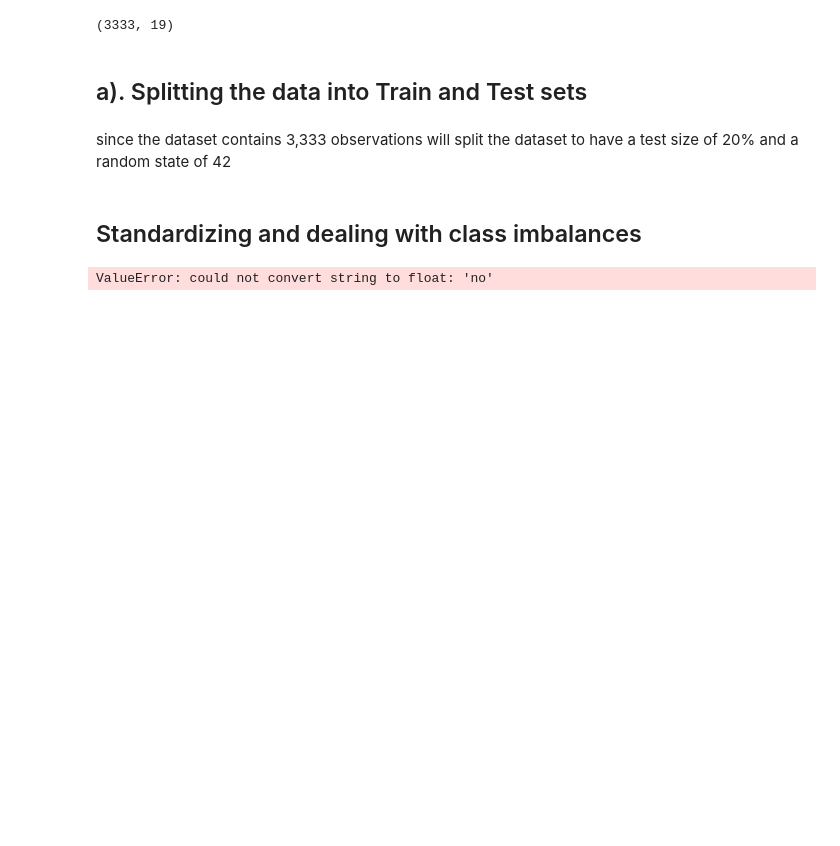
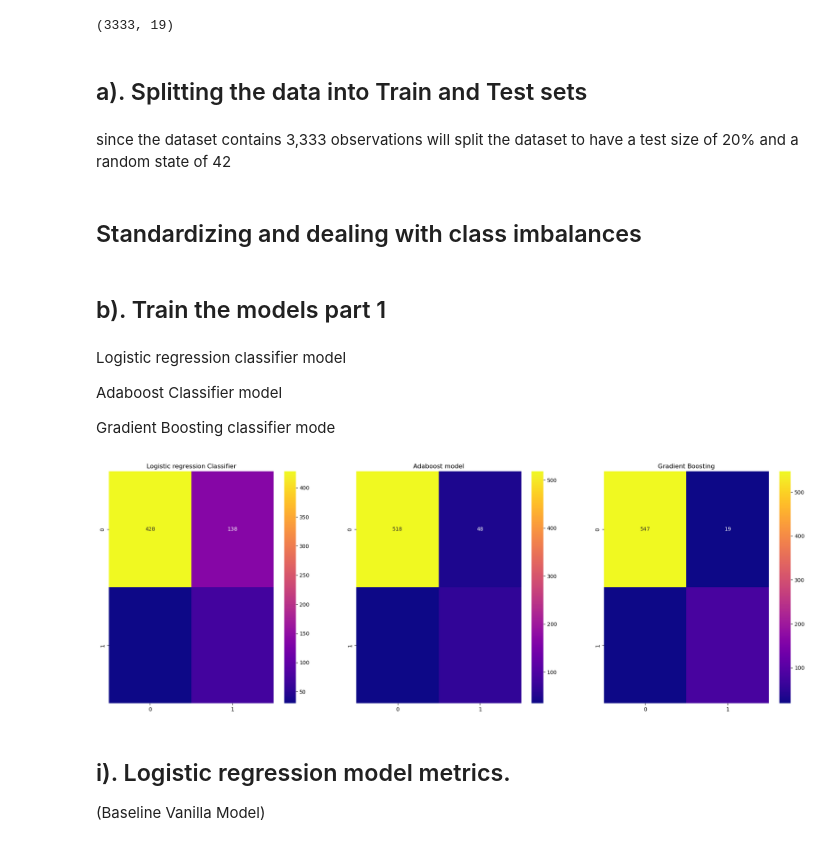
Before and after one commit to kendicynthia/Phase-3-project-, a Jupyter notebook: customer churn.ipynb, the cells around one changed output. Saved outputs shown, nothing was run; the diff lists cells and outputs as text; code cells hidden in the pictures; blank space fills up the shorter version.

```diff
--- a/customer churn.ipynb
+++ b/customer churn.ipynb
@@ -447,14 +520,3 @@ X = frenzy_data.drop('churn',axis = 1)
 X_train, X_test, y_train, y_test = train_test_split(X, y, test_size = .2, random_state = 42)
 # %% [markdown]
 ## Standardizing and dealing with class imbalances
-# %%
-scaler = MinMaxScaler()
-
-X_train_scaled = scaler.fit_transform(X_train)
-X_test_scaled= scaler.transform(X_test)
-
-# convert X_train and X_test_scaled into dataframe
-X_train_scaled = pd.DataFrame(X_train_scaled,index=X_train.index, columns=X_train.columns)
-X_test_scaled = pd.DataFrame(X_test_scaled,index=X_test.index, columns=X_test.columns)
-# %% [output]
-ValueError: could not convert string to float: 'no'
@@ -460,0 +551,8 @@ ValueError: could not convert string to float: 'no'
+# %% [markdown]
+## b). Train the models part 1
+# %% [markdown]
+Logistic regression classifier model
+
+Adaboost Classifier model
+
+Gradient Boosting classifier mode
@@ -460,0 +583,32 @@ ValueError: could not convert string to float: 'no'
+# %%
+# Calculate the confusion matrix for the logistic regression classifier model
+cm1 = confusion_matrix(y_test, logreg.predict(X_test_scaled))
+
+# Calculate the confusion matrix for the Decision Tree model
+cm2 = confusion_matrix(y_test, adaboost_clf.predict(X_test_scaled))
+
+# Calculate the confusion matrix for the Gradient Boosting model
+cm3 = confusion_matrix(y_test, gbt_clf.predict(X_test_scaled))
+
+# Create subplots for confusion matrices
+fig, (ax1, ax2, ax3) = plt.subplots(nrows=1, ncols=3, figsize=(24, 8))
+
+# Plot confusion matrix for logistic regression
+sns.heatmap(cm1, annot=True, fmt='d', cmap='plasma', ax=ax1)
+ax1.set_title('Logistic regression Classifier')
+
+# Plot confusion matrix for Decision Tree
+sns.heatmap(cm2, annot=True, fmt='d', cmap='plasma', ax=ax2)
+ax2.set_title('Adaboost model')
+
+# Plot confusion matrix for Gradient Boosting
+sns.heatmap(cm3, annot=True, fmt='d', cmap='plasma', ax=ax3)
+ax3.set_title("Gradient Boosting")
+
+plt.show()
+# %% [output]
+[figure, added]
+# %% [markdown]
+## i). Logistic regression model metrics.
+
+(Baseline Vanilla Model)
```
Also changed, not shown: parts of 41 cells of this notebook, 1 other file.
